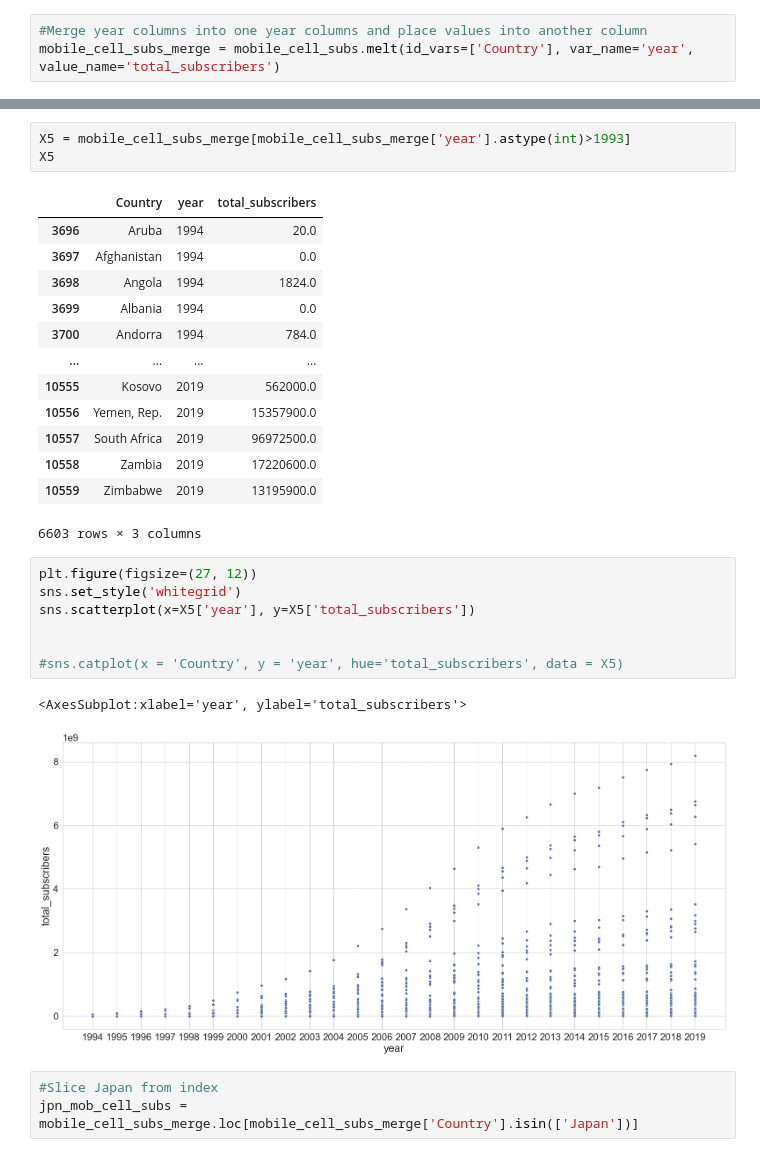
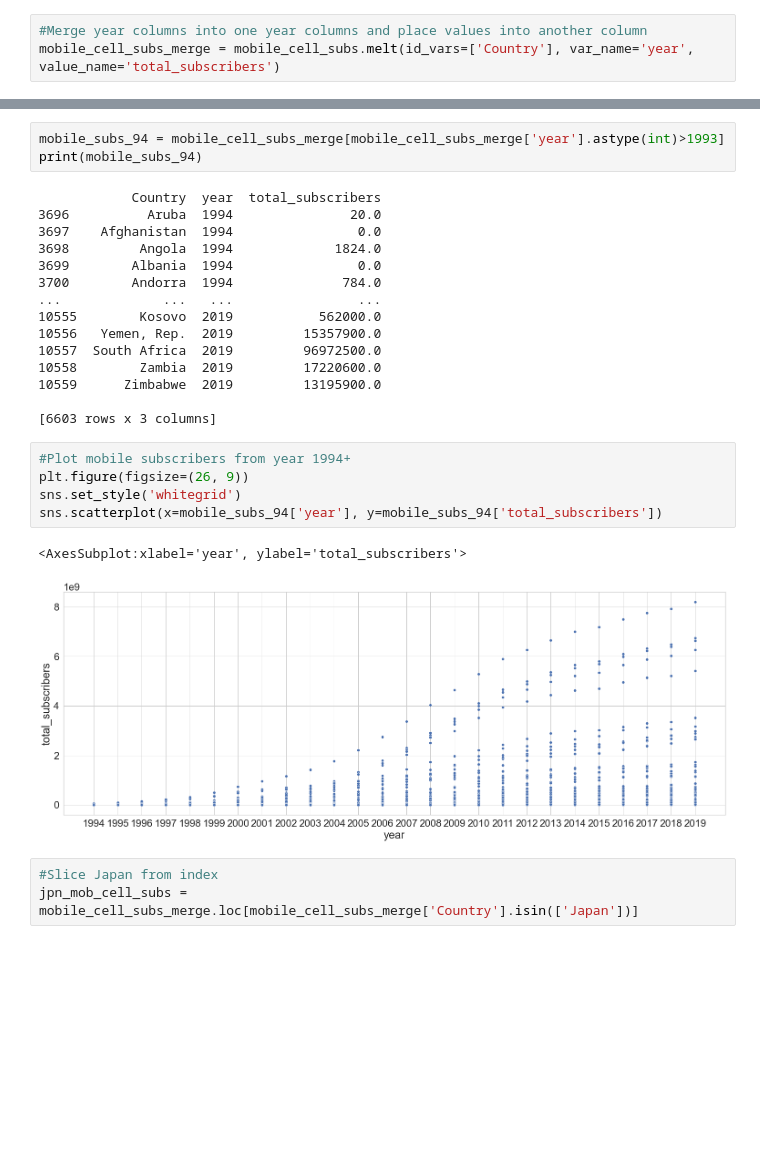
Before and after one commit to Vitz2007/mobile_cell, a Jupyter notebook: Mobile Cellular Data 2021.ipynb, the cells around one changed output, grey strips where cells are left out. Drawn from its saved outputs; the diff is of its cells as text; blank space fills up the shorter version.

```diff
--- a/Mobile Cellular Data 2021.ipynb
+++ b/Mobile Cellular Data 2021.ipynb
@@ -112,32 +112,31 @@ print(mobile_cell_subs_merge)
 
 [10080 rows x 3 columns]
 # %%
-X5 = mobile_cell_subs_merge[mobile_cell_subs_merge['year'].astype(int)>1993]
-X5
+mobile_subs_94 = mobile_cell_subs_merge[mobile_cell_subs_merge['year'].astype(int)>1993]
+print(mobile_subs_94)
 # %% [output]
-|  | Country | year | total_subscribers |
-| 3696 | Aruba | 1994 | 20.0 |
-| 3697 | Afghanistan | 1994 | 0.0 |
-| 3698 | Angola | 1994 | 1824.0 |
-| 3699 | Albania | 1994 | 0.0 |
-| 3700 | Andorra | 1994 | 784.0 |
-| ... | ... | ... | ... |
-| 10555 | Kosovo | 2019 | 562000.0 |
-| 10556 | Yemen, Rep. | 2019 | 15357900.0 |
-| 10557 | South Africa | 2019 | 96972500.0 |
-| 10558 | Zambia | 2019 | 17220600.0 |
-| 10559 | Zimbabwe | 2019 | 13195900.0 |
-6603 rows × 3 columns
+            Country  year  total_subscribers
+3696          Aruba  1994               20.0
+3697    Afghanistan  1994                0.0
+3698         Angola  1994             1824.0
+3699        Albania  1994                0.0
+3700        Andorra  1994              784.0
+...             ...   ...                ...
+10555        Kosovo  2019           562000.0
+10556   Yemen, Rep.  2019         15357900.0
+10557  South Africa  2019         96972500.0
+10558        Zambia  2019         17220600.0
+10559      Zimbabwe  2019         13195900.0
+
+[6603 rows x 3 columns]
 # %%
-plt.figure(figsize=(27, 12))
+#Plot mobile subscribers from year 1994+
+plt.figure(figsize=(26, 9))
 sns.set_style('whitegrid')
-sns.scatterplot(x=X5['year'], y=X5['total_subscribers'])
-
-
-#sns.catplot(x = 'Country', y = 'year', hue='total_subscribers', data = X5)
+sns.scatterplot(x=mobile_subs_94['year'], y=mobile_subs_94['total_subscribers'])
 # %% [output]
 <AxesSubplot:xlabel='year', ylabel='total_subscribers'>
-[figure, old version]
+[figure, new version]
 # %%
 #Slice Japan from index
 jpn_mob_cell_subs = mobile_cell_subs_merge.loc[mobile_cell_subs_merge['Country'].isin(['Japan'])]
```
Also changed, not shown: parts of 21 cells of this notebook.
